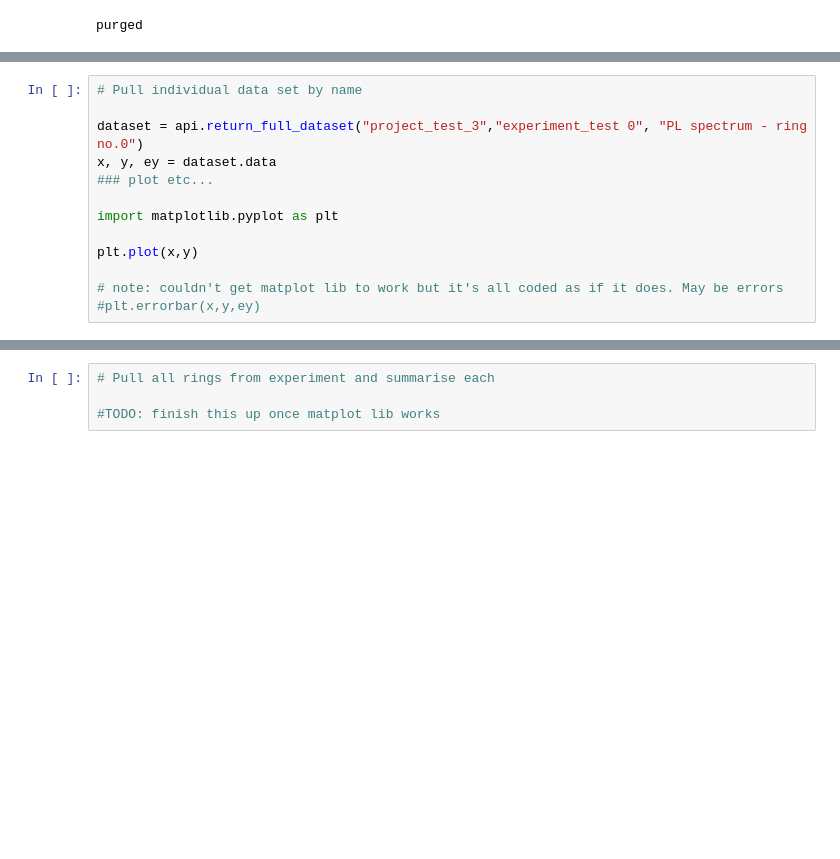
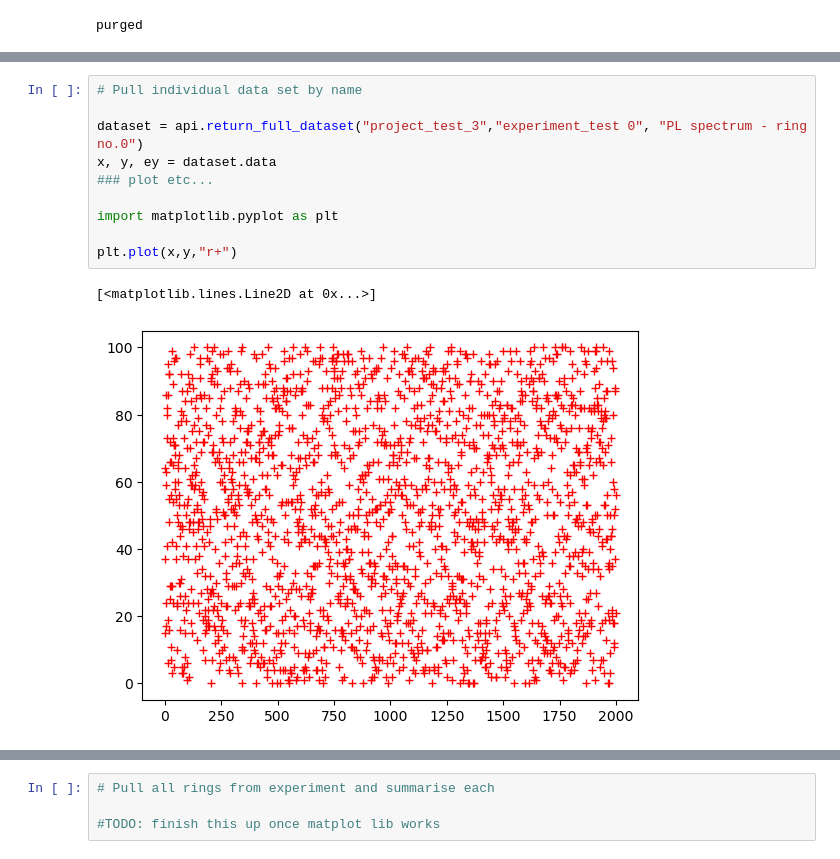
Before and after one commit to SplitSky/resdata, a Jupyter notebook: notebooks/Testing_demo.ipynb, the cells around one changed output, grey strips where cells are left out. Saved outputs shown, nothing was run; the diff lists cells and outputs as text; blank space fills up the shorter version.

Commit message:
the changes done to notebooks and jupyter driver. Plot works

```diff
--- a/notebooks/Testing_demo.ipynb
+++ b/notebooks/Testing_demo.ipynb
@@ -93,16 +91,16 @@ project_test_0
 # %%
 # Pull individual data set by name
 
 dataset = api.return_full_dataset("project_test_3","experiment_test 0", "PL spectrum - ring no.0")
 x, y, ey = dataset.data
 ### plot etc...
 
 import matplotlib.pyplot as plt
 
-plt.plot(x,y)
-
-# note: couldn't get matplot lib to work but it's all coded as if it does. May be errors
-#plt.errorbar(x,y,ey)
+plt.plot(x,y,"r+")
+# %% [output]
+[<matplotlib.lines.Line2D at 0x...>]
+[figure, added]
 # %%
 # Pull single ring -> plot dimensions and all spectra
 import sys
```
Also changed, not shown: parts of 11 cells of this notebook, 1 other file.
